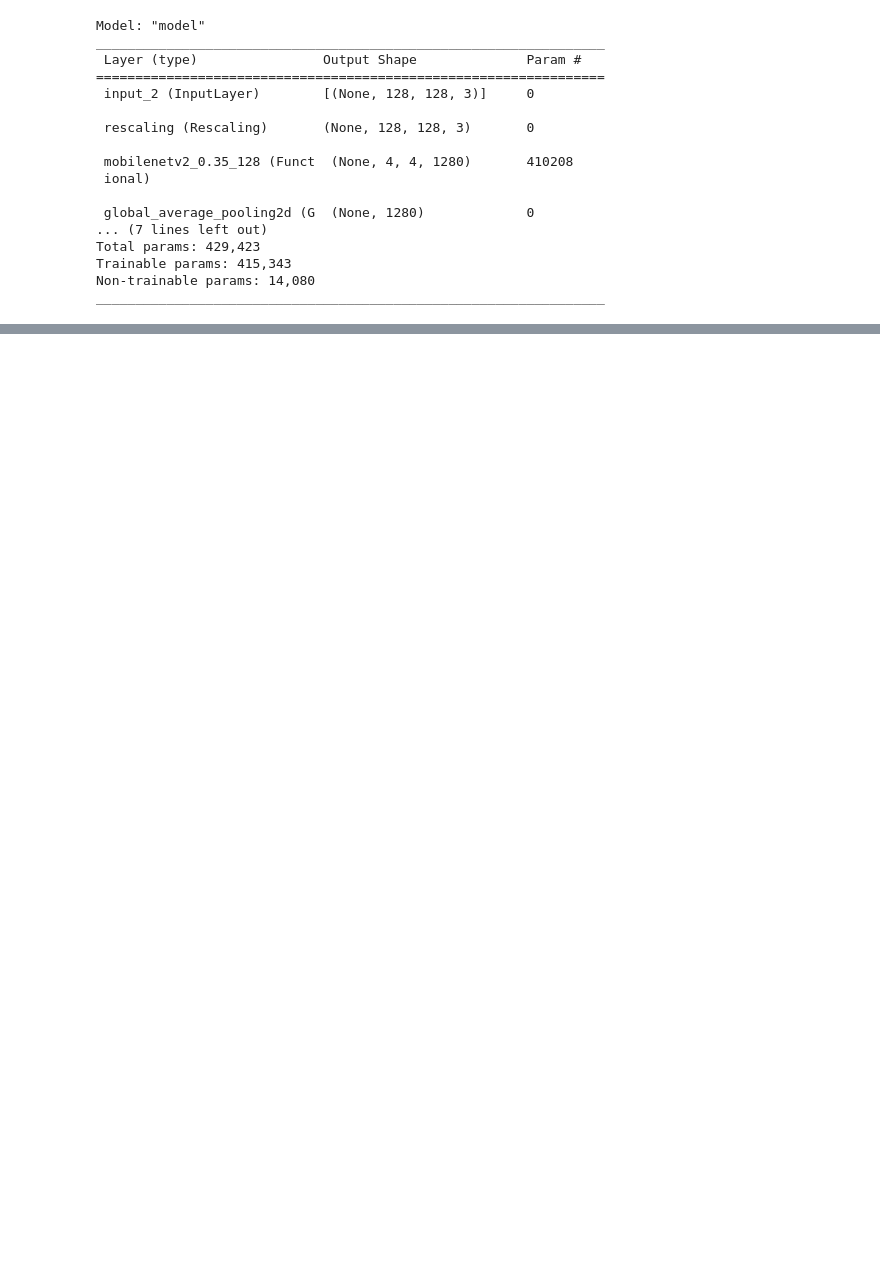
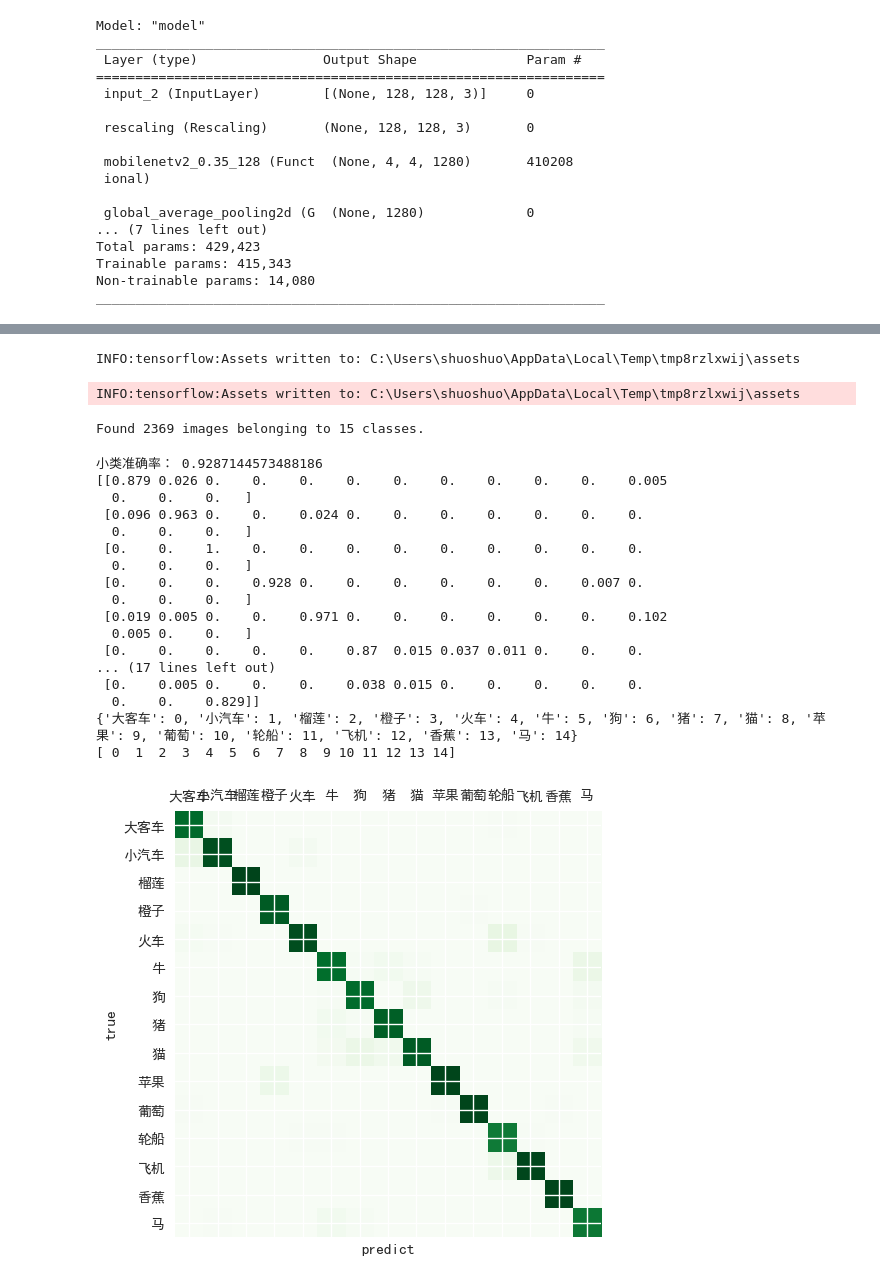
Before and after one commit to shuoshuof/17-ai-train, a Jupyter notebook: example.ipynb, the cells around one changed output, grey strips where cells are left out. Drawn from its saved outputs; the diff is of its cells as text; code cells hidden in the pictures; blank space fills up the shorter version.

Commit message:
modified:   example.ipynb 	deleted:    main.py 	new file:   tflite_test.py 	new file:   trian.py

```diff
--- a/example.ipynb
+++ b/example.ipynb
@@ -105,0 +197,34 @@ KeyboardInterrupt:
+# %%
+from tensorflow.keras.models import load_model
+import json
+import time
+import os
+def convert_to_tf_lite(model_path,valid_input_size,valid_path=None):
+    model = load_model(model_path)
+
+    converter = tf.lite.TFLiteConverter.from_keras_model(model)
+    converter.post_training_quantize=True
+    tflite_model = converter.convert()
+
+    start_time = time.strftime('%m_%d_%H_%M')
+    name = model_path.split('/')[-1][:-3]
+
+    save_root = "./tflite_model/%s_" % start_time +'_' + name
+    os.mkdir(save_root)
+
+    save_path = save_root+"/"+str(valid_input_size)+name+'.tflite'
+
+    with open(save_path, 'wb') as f:
+        f.write(tflite_model)
+    if valid_path!=None:
+        acc = tflite_pre(modelpath=save_path,
+                         dataset_root=valid_path,
+                         input_size=valid_input_size)
+        remark = {'model_path':model_path,'input_size':valid_input_size,'valid_path':valid_path,'acc':acc}
+        with open(save_root+"/remark.json",'w',encoding='utf-8') as f:
+            json.dump(remark,f)
+# %%
+convert_to_tf_lite(model_path='./models_save/2023_01_03_18_11_12/model_27_0.8948.h5',
+                   valid_input_size=input_size,
+                   valid_path='./train')
+# %% [output]
@@ -105,0 +232,21 @@ KeyboardInterrupt:
+INFO:tensorflow:Assets written to: C:\Users\shuoshuo\AppData\Local\Temp\tmp8rzlxwij\assets
+INFO:tensorflow:Assets written to: C:\Users\shuoshuo\AppData\Local\Temp\tmp8rzlxwij\assets
+Found 2369 images belonging to 15 classes.
+小类准确率： 0.9287144573488186
+[[0.879 0.026 0.    0.    0.    0.    0.    0.    0.    0.    0.    0.005
+  0.    0.    0.   ]
+ [0.096 0.963 0.    0.    0.024 0.    0.    0.    0.    0.    0.    0.
+  0.    0.    0.   ]
+ [0.    0.    1.    0.    0.    0.    0.    0.    0.    0.    0.    0.
+  0.    0.    0.   ]
+ [0.    0.    0.    0.928 0.    0.    0.    0.    0.    0.    0.007 0.
+  0.    0.    0.   ]
+ [0.019 0.005 0.    0.    0.971 0.    0.    0.    0.    0.    0.    0.102
+  0.005 0.    0.   ]
+ [0.    0.    0.    0.    0.    0.87  0.015 0.037 0.011 0.    0.    0.
+... (17 lines left out)
+ [0.    0.005 0.    0.    0.    0.038 0.015 0.    0.    0.    0.    0.
+  0.    0.    0.829]]
+{'大客车': 0, '小汽车': 1, '榴莲': 2, '橙子': 3, '火车': 4, '牛': 5, '狗': 6, '猪': 7, '猫': 8, '苹果': 9, '葡萄': 10, '轮船': 11, '飞机': 12, '香蕉': 13, '马': 14}
+[ 0  1  2  3  4  5  6  7  8  9 10 11 12 13 14]
+[figure, added]
```
Also changed, not shown: parts of 9 cells of this notebook, 3 other files.
